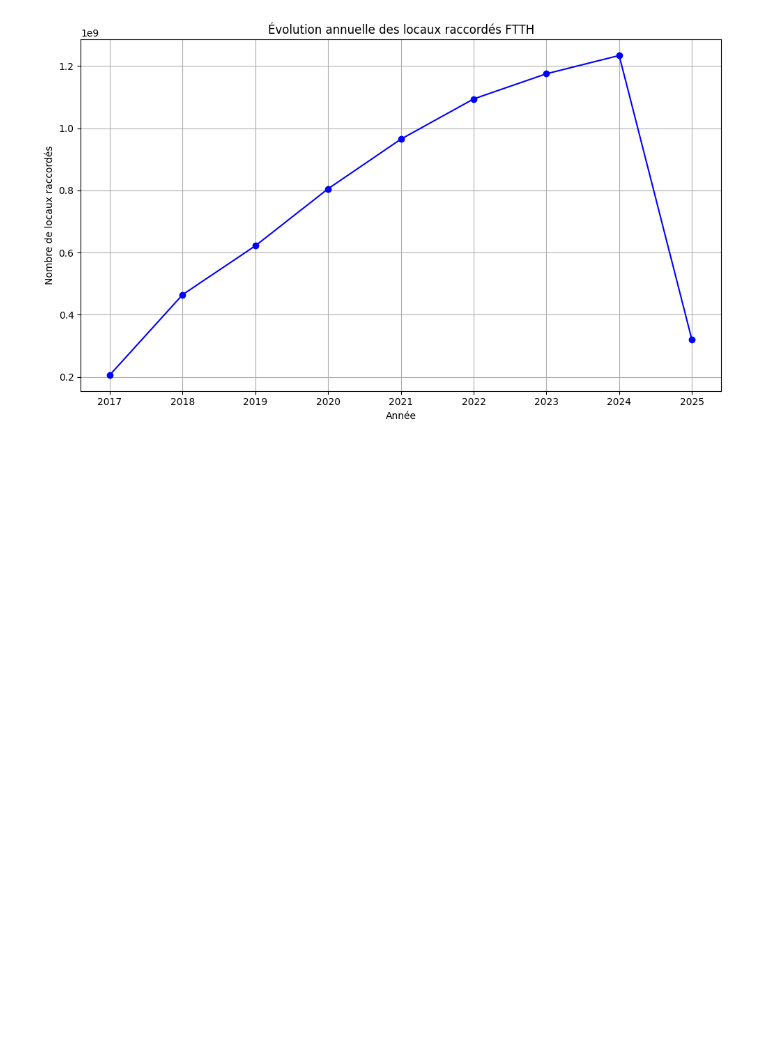
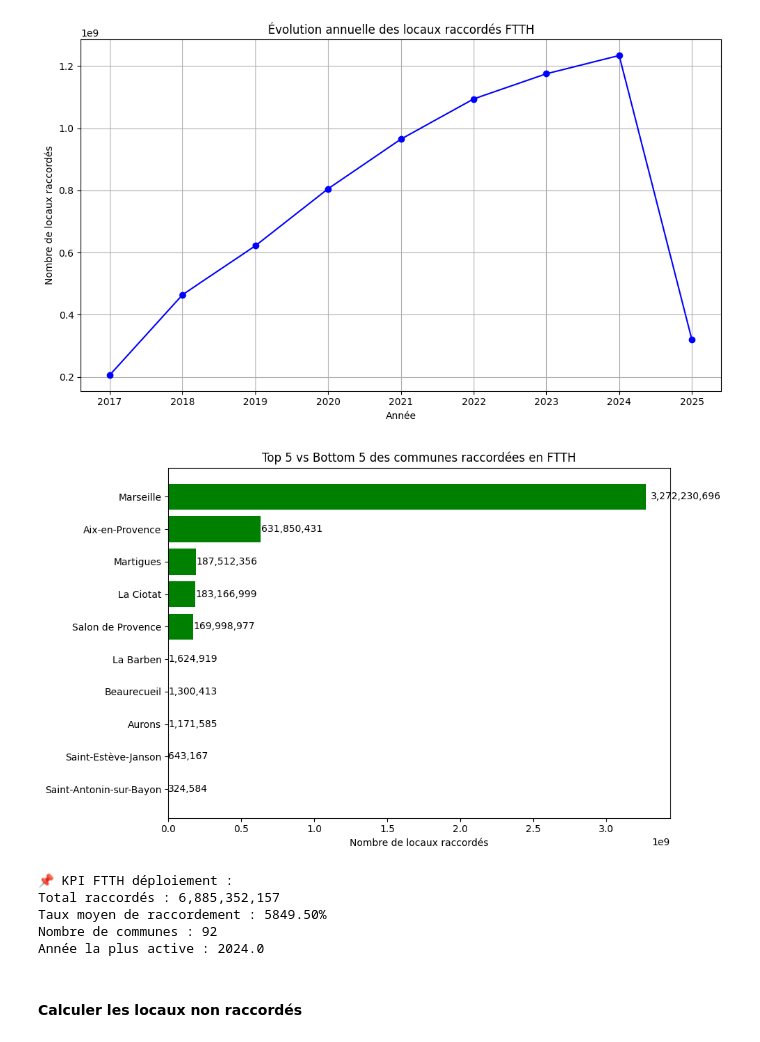
Before and after one commit to khelifaYacine/deployment_ftth_2017_2025-, a Jupyter notebook: Consultation_a.ipynb, the cells around one changed output. Drawn from its saved outputs; the diff is of its cells as text; code cells hidden in the pictures; blank space fills up the shorter version.

Commit message:
KPI des raccordement

```diff
--- a/Consultation_a.ipynb
+++ b/Consultation_a.ipynb
@@ -279,3 +279,46 @@ plt.tight_layout()
 plt.show()
 # %% [output]
 [figure]
+# %%
+# op 5 / Bottom 5 des communes raccordées
+df_commune_raccordés = df.groupby("commune")["locaux_raccordés"].sum().reset_index()
+df_commune_raccordés = df_commune_raccordés.sort_values(by="locaux_raccordés", ascending=False)
+
+top5 = df_commune_raccordés.head(5)
+bottom5 = df_commune_raccordés.tail(5)
+df_plot = pd.concat([top5, bottom5])
+df_plot = df_plot.sort_values(by="locaux_raccordés", ascending=True)
+
+# Étape 5 : Couleurs
+colors = ['red'] * 5 + ['green'] * 5  # rouge pour les moins bons, vert pour les meilleurs
+
+# Étape 6 : Graphique
+plt.figure(figsize=(10,6))
+bars = plt.barh(df_plot["commune"], df_plot["locaux_raccordés"], color=colors)
+plt.xlabel("Nombre de locaux raccordés")
+plt.title("Top 5 vs Bottom 5 des communes raccordées en FTTH")
+
+# Ajout des valeurs sur les barres
+for bar in bars:
+    width = bar.get_width()
+    plt.text(width * 1.01, bar.get_y() + bar.get_height()/2,
+             f'{int(width):,}', va='center')
+
+plt.tight_layout()
+plt.show()
+# %% [output]
+[figure, added]
+# %%
+print("📌 KPI FTTH déploiement :")
+print(f"Total raccordés : {int(df['locaux_raccordés'].sum()):,}")
+print(f"Taux moyen de raccordement : {df['part_raccordables_estim'].mean():.2%}")
+print(f"Nombre de communes : {df['commune'].nunique()}")
+print(f"Année la plus active : {df_evolution.sort_values(by='locaux_raccordés', ascending=False).iloc[0]['annee']}")
+# %% [output]
+📌 KPI FTTH déploiement :
+Total raccordés : 6,885,352,157
+Taux moyen de raccordement : 5849.50%
+Nombre de communes : 92
+Année la plus active : 2024.0
+# %% [markdown]
+#### Calculer les locaux non raccordés
```
Also changed, not shown: parts of 8 cells of this notebook.
